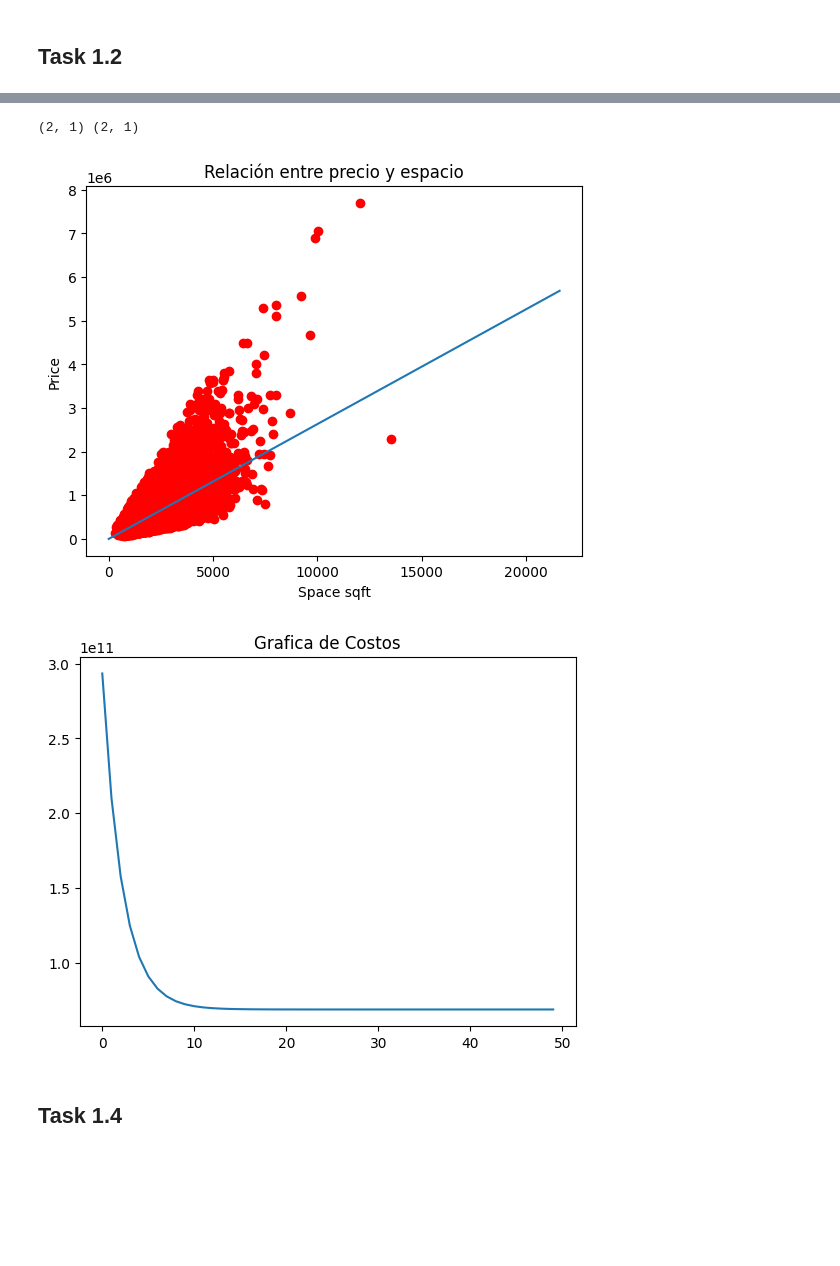
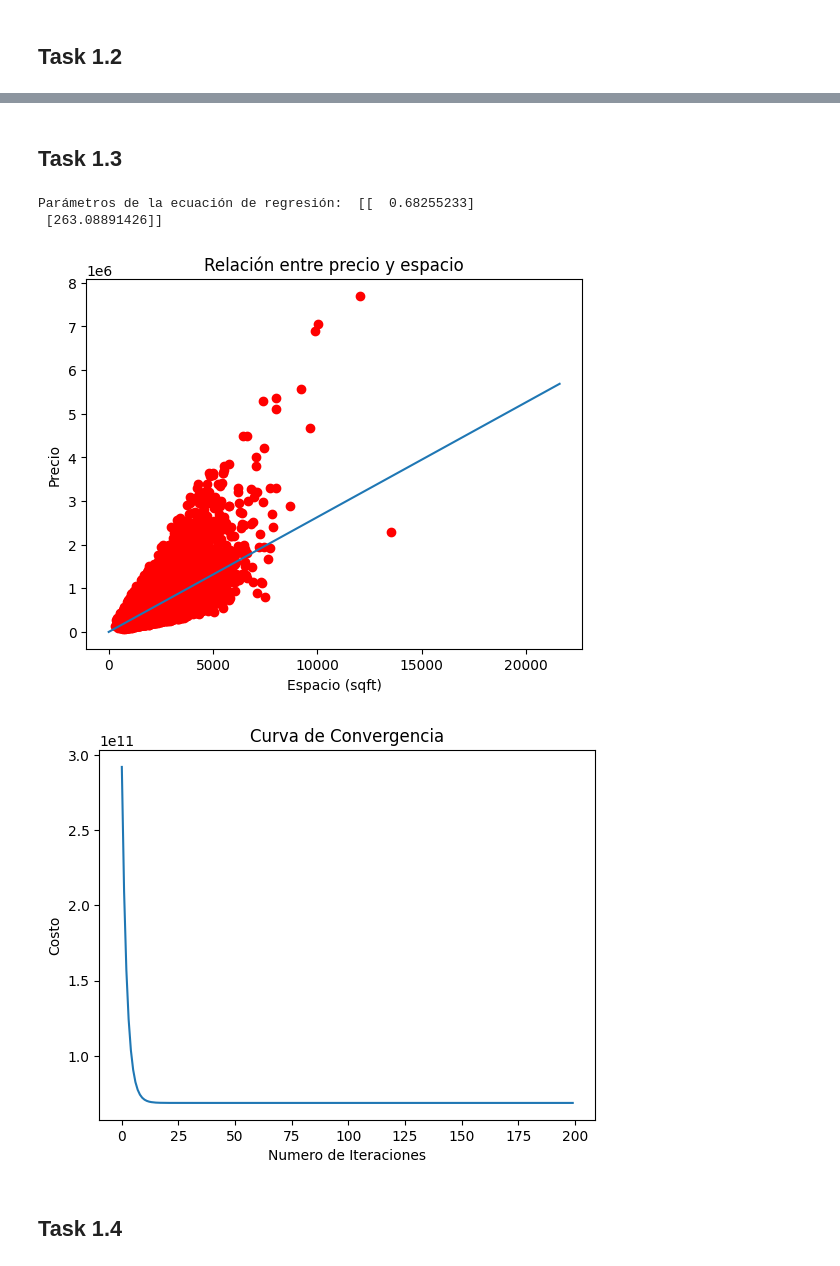
Before and after one commit to javim7/Artificial-Intelligence, a Jupyter notebook: Lab3-RegresionLineal/regresionLineal.ipynb, the cells around one changed output, grey strips where cells are left out. Drawn from its saved outputs; the diff is of its cells as text; code cells hidden in the pictures; blank space fills up the shorter version.

```diff
--- a/Lab3-RegresionLineal/regresionLineal.ipynb
+++ b/Lab3-RegresionLineal/regresionLineal.ipynb
@@ -32,54 +48,61 @@ data = np.genfromtxt('kc_house_data.csv', delimiter=',', skip_header=1)
+# %% [markdown]
+## Task 1.3
 # %%
 # Obtenemos la informacion del dataset
 
 # Obtenemos el dataset size
 dataSize = data.shape[0]  # numero de filas
 
 # Dividimos los datos en variables independientes (X) y dependientes (y)
 X = data[:, 5]  # seleccionar la columna de sqft_living como variable independiente
 y = data[:, 2]  # seleccionar la columna de price como variable dependiente
 
 # Reorganizamos los datos para que tengan la forma de matriz adecuada para la regresion lineal polinomial
 X = X.reshape(-1, 1)  # convertir X en una matriz de una columna
 y = y.reshape(-1, 1)  # convertir y en una matriz de una columna
 
 # Agregamos columna de ones a X para agregar el bias
 Xr = np.hstack((np.ones_like(X), X))
+
+# Realizamos la regresion lineal
+
+# Definimos el t inicial como un valor random
+to = np.random.rand(Xr.shape[1], 1)
+
+# Realizamos la regresion lineal
+tf, costs = linreg(Xr,y,to,cost,grad,a=0.00000002,n=200)
+
+# Imprimimos los parámetros de la ecuación de regresión
+print('Parámetros de la ecuación de regresión: ', tf)
+
+# Definimos el valor de xm
+xm = np.array([[0], [dataSize]])
+xmr = np.hstack((
+    np.ones((2, 1)),
+    xm
+))
+
+# Definimos ym
+ym = xmr @ tf
+
+# Graficamos los resultados
+
+plt.plot(X, y, 'ro')
+plt.plot(xm, ym)
+plt.title("Relación entre precio y espacio")
+plt.xlabel('Espacio (sqft)')
+plt.ylabel('Precio')
+plt.show()
+
+plt.plot(costs)
+plt.title("Curva de Convergencia")
+plt.xlabel('Numero de Iteraciones')
+plt.ylabel('Costo')
+plt.show()
+# %% [output]
+Parámetros de la ecuación de regresión:  [[  0.68255233]
+ [263.08891426]]
+[figure, added]
+[figure, added]
-# %%
-# Realizamos la regresion lineal
-
-# Definimos el t inicial como un valor random
-to = np.random.rand(Xr.shape[1], 1)
-
-# Realizamos la regresion lineal
-tf, costs = linreg(Xr,y,to,cost,grad,a=0.00000002,n=50)
-
-# Definimos el valor de xm
-xm = np.array([[0], [dataSize]])
-xmr = np.hstack((
-    np.ones((2, 1)),
-    xm
-))
-
-# Definimos ym
-ym = xmr @ tf
-# %% [output]
-(2, 1) (2, 1)
-# %%
-# Graficamos los resultados
-
-plt.plot(X, y, 'ro')
-plt.plot(xm, ym)
-plt.title("Relación entre precio y espacio")
-plt.xlabel('Space sqft')
-plt.ylabel('Price')
-plt.show()
-
-plt.plot(costs)
-plt.title("Grafica de Costos")
-plt.show()
-# %% [output]
-[figure, removed]
-[figure, removed]
 # %% [markdown]
 ## Task 1.4
```
Also changed, not shown: parts of 6 cells of this notebook, 3 other files.
